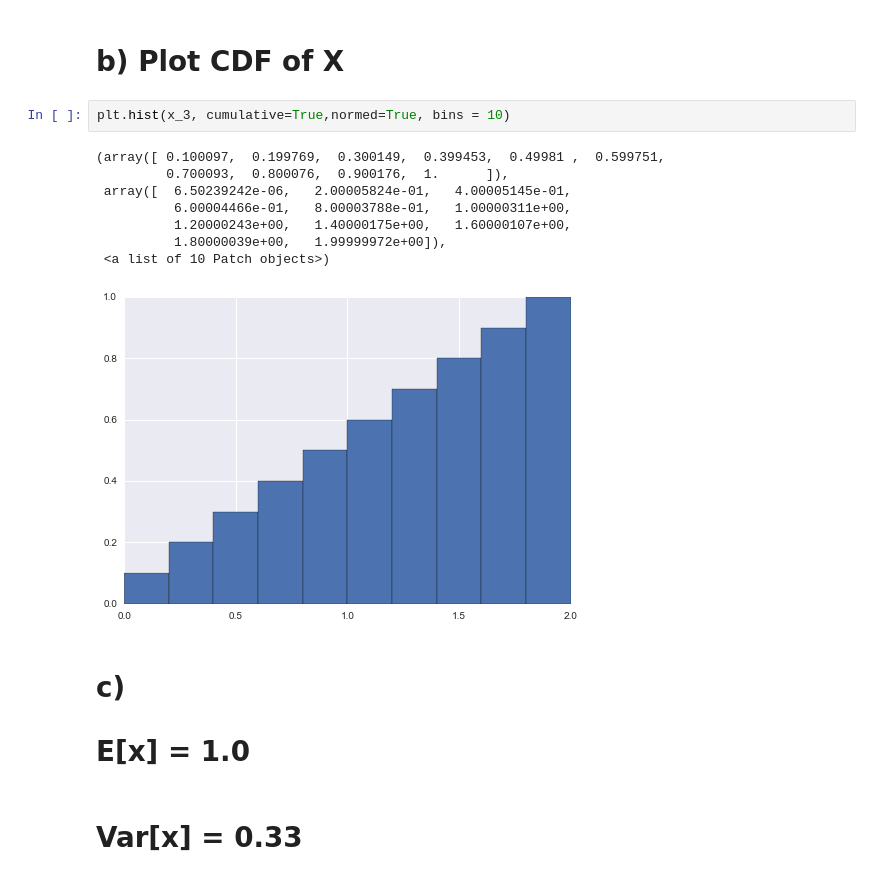
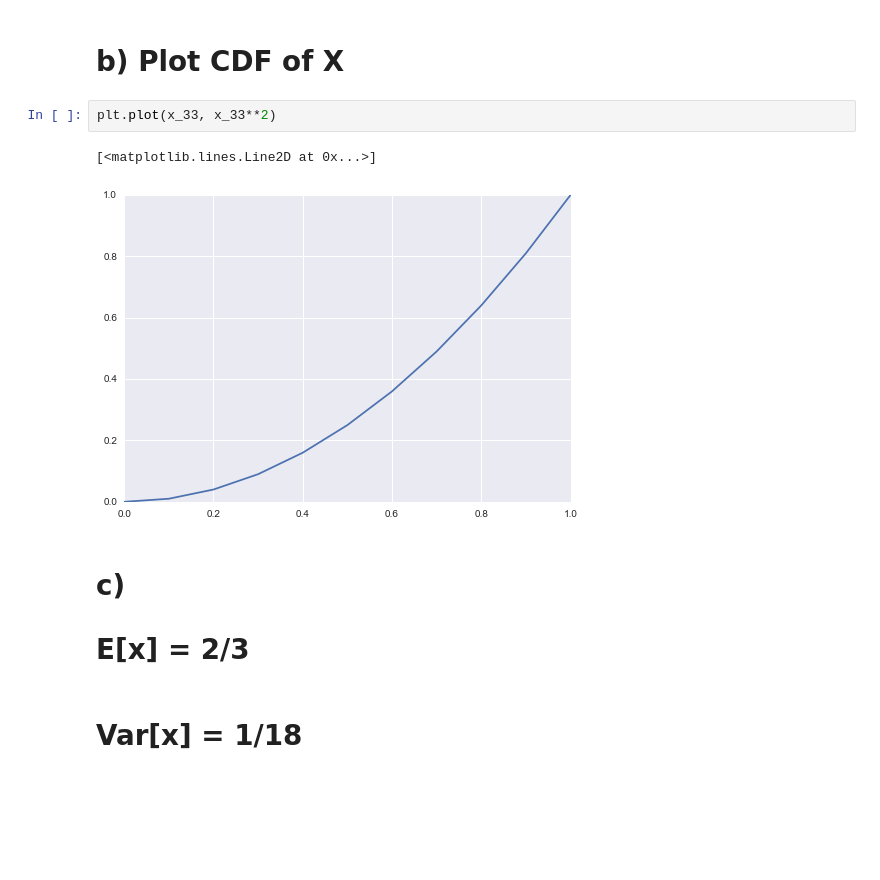
Before and after one commit to dhumindesai/MultivariateAnalysis, a Jupyter notebook: Homework-3/Homework-3.ipynb, the cells around one changed output. Saved outputs shown, nothing was run; the diff lists cells and outputs as text; blank space fills up the shorter version.

```diff
--- a/Homework-3/Homework-3.ipynb
+++ b/Homework-3/Homework-3.ipynb
@@ -211,18 +208,12 @@ sns.kdeplot(x_3, bw = 0.05)
 # %% [markdown]
 # b) Plot CDF of X
-# %%
-plt.hist(x_3, cumulative=True,normed=True, bins = 10)
-# %% [output]
-(array([ 0.100097,  0.199769,  0.300149,  0.399453,  0.49981 ,  0.599751,
-         0.700093,  0.800076,  0.900176,  1.      ]),
- array([  6.50239242e-06,   2.00005824e-01,   4.00005145e-01,
-          6.00004466e-01,   8.00003788e-01,   1.00000311e+00,
-          1.20000243e+00,   1.40000175e+00,   1.60000107e+00,
-          1.80000039e+00,   1.99999972e+00]),
- <a list of 10 Patch objects>)
-[figure, removed]
+# %%
+plt.plot(x_33, x_33**2)
+# %% [output]
+[<matplotlib.lines.Line2D at 0x...>]
+[figure, added]
 # %% [markdown]
 # c)
-# E[x] = 1.0
+# E[x] = 2/3
 # %% [markdown]
-# Var[x] = 0.33
+# Var[x] = 1/18
```
Also changed, not shown: parts of 16 cells of this notebook.
